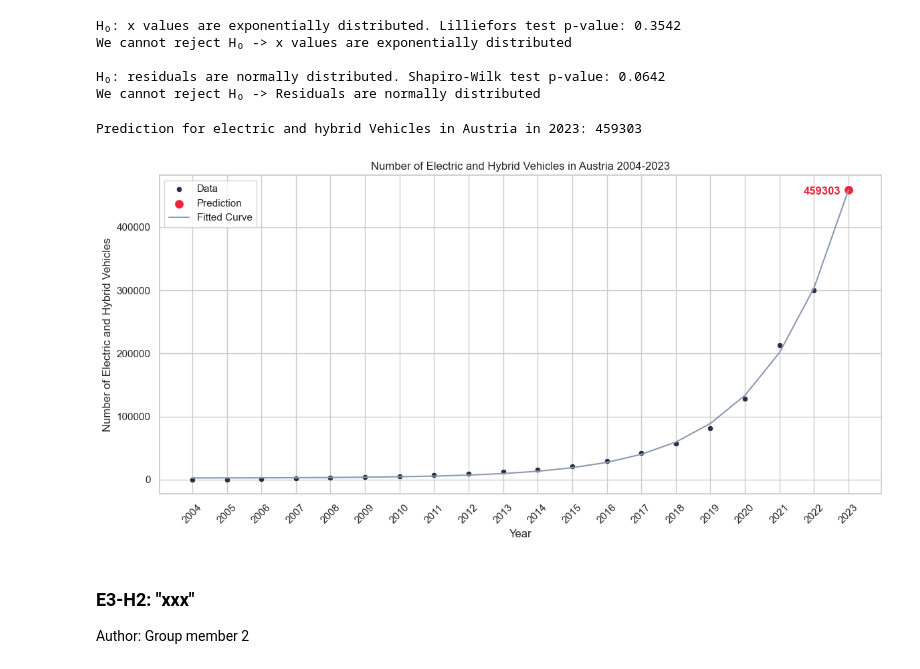
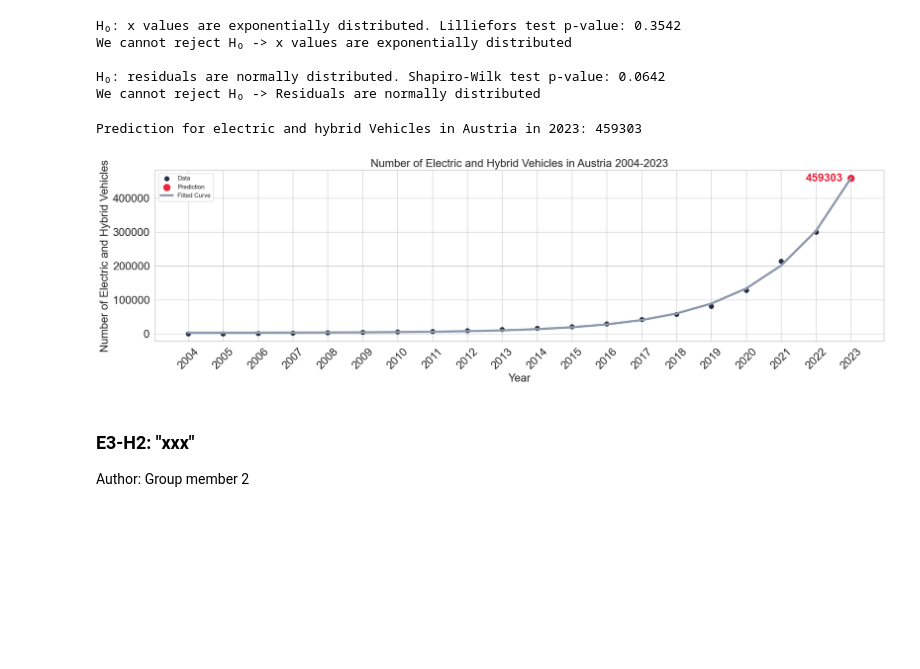
Before and after one commit to dannytheairish/fhtw-data-engineering, a Jupyter notebook: Pkw-Final.ipynb, the cells around one changed output. Saved outputs shown, nothing was run; the diff lists cells and outputs as text; code cells hidden in the pictures; blank space fills up the shorter version.

```diff
--- a/Pkw-Final.ipynb
+++ b/Pkw-Final.ipynb
@@ -334,30 +334,31 @@ We cannot reject H₀ -> Residuals are normally distributed
 # %%
 prediction_2023 = int(monoExp(x.max()+1, *popt))
 print(f"Prediction for electric and hybrid Vehicles in Austria in 2023: {prediction_2023:.0f}")
 x_plot = np.append(x_plot, 2023)
 x = np.append(x, x.max()+1)
 y = np.append(y, prediction_2023)
 
 
 # Create the plot
-plt.figure(figsize=(12, 6))
-sns.scatterplot(x=np.asarray(x_plot).astype(str), y=y, color=primary_color)
+plt.figure(figsize=(20, 6))
+sns.scatterplot(x=np.asarray(x_plot).astype(str), y=y, color=primary_color, s=100)
 
 # different color for latest data point, with value shown in plot
-sns.scatterplot(x=["2023"], y=[prediction_2023], color=accent_color, s=100)
-plt.text(x=17.7, y=prediction_2023-7000, s= int(prediction_2023), weight="bold", color=accent_color)
+sns.scatterplot(x=["2023"], y=[prediction_2023], color=accent_color, s=200)
+plt.text(x=17.7, y=prediction_2023-9000, s= int(prediction_2023), weight="bold", color=accent_color, fontsize=fontsize)
 
-sns.lineplot(x=np.asarray(x_plot).astype(str), y=monoExp(x, *popt), color=secondary_color)
+sns.lineplot(x=np.asarray(x_plot).astype(str), y=monoExp(x, *popt), color=secondary_color,linewidth = 4)
 plt.legend(['Data', 'Prediction', 'Fitted Curve'])
-plt.xlabel('Year')
-plt.ylabel('Number of Electric and Hybrid Vehicles')
-plt.title('Number of Electric and Hybrid Vehicles in Austria 2004-2023')
-plt.xticks(rotation=45)
+plt.xlabel('Year', fontsize=fontsize)
+plt.ylabel('Number of Electric and Hybrid Vehicles',fontsize=fontsize)
+plt.title('Number of Electric and Hybrid Vehicles in Austria 2004-2023',fontsize=fontsize)
+plt.xticks(rotation=45,fontsize=fontsize)
+plt.yticks(fontsize=fontsize)
 plt.tight_layout()
 plt.savefig('prediction.png', dpi=300)
 # %% [output]
 Prediction for electric and hybrid Vehicles in Austria in 2023: 459303
-[figure, old version]
+[figure, new version]
 # %% [markdown]
 ### E3-H2: "xxx"
 Author: Group member 2
```
Also changed, not shown: parts of 1 cell of this notebook.
